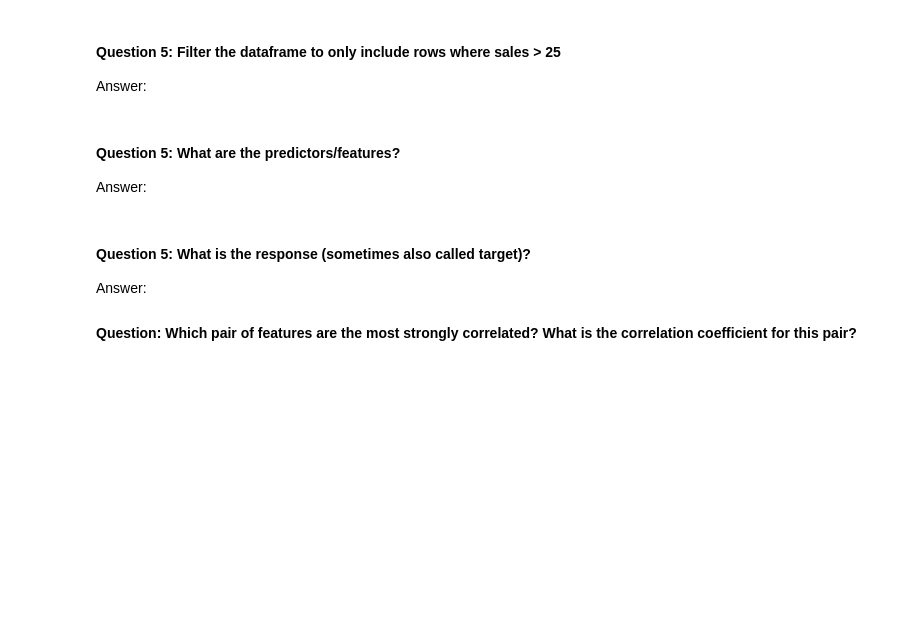
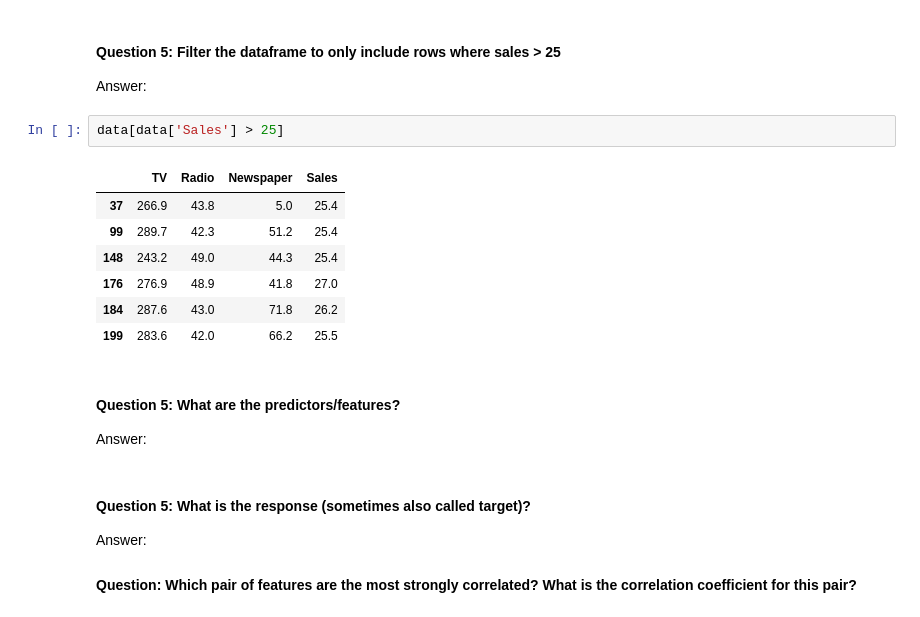
Before and after one commit to nicolairobles/DAT-NYC-37, a Jupyter notebook: lessons/lesson-06/UnitOneReview.ipynb, the cells around one changed output. Saved outputs shown, nothing was run; the diff lists cells and outputs as text; blank space fills up the shorter version.

```diff
--- a/lessons/lesson-06/UnitOneReview.ipynb
+++ b/lessons/lesson-06/UnitOneReview.ipynb
@@ -51,6 +75,16 @@ Answer:
 #### Question 5: Filter the dataframe to only include rows where sales > 25
 
 Answer:
+# %%
+data[data['Sales'] > 25]
+# %% [output]
+|  | TV | Radio | Newspaper | Sales |
+| 37 | 266.9 | 43.8 | 5.0 | 25.4 |
+| 99 | 289.7 | 42.3 | 51.2 | 25.4 |
+| 148 | 243.2 | 49.0 | 44.3 | 25.4 |
+| 176 | 276.9 | 48.9 | 41.8 | 27.0 |
+| 184 | 287.6 | 43.0 | 71.8 | 26.2 |
+| 199 | 283.6 | 42.0 | 66.2 | 25.5 |
 # %% [markdown]
 #### Question 5: What are the **predictors/features**?
 
```
Also changed, not shown: parts of 10 cells of this notebook, 5 other files.
